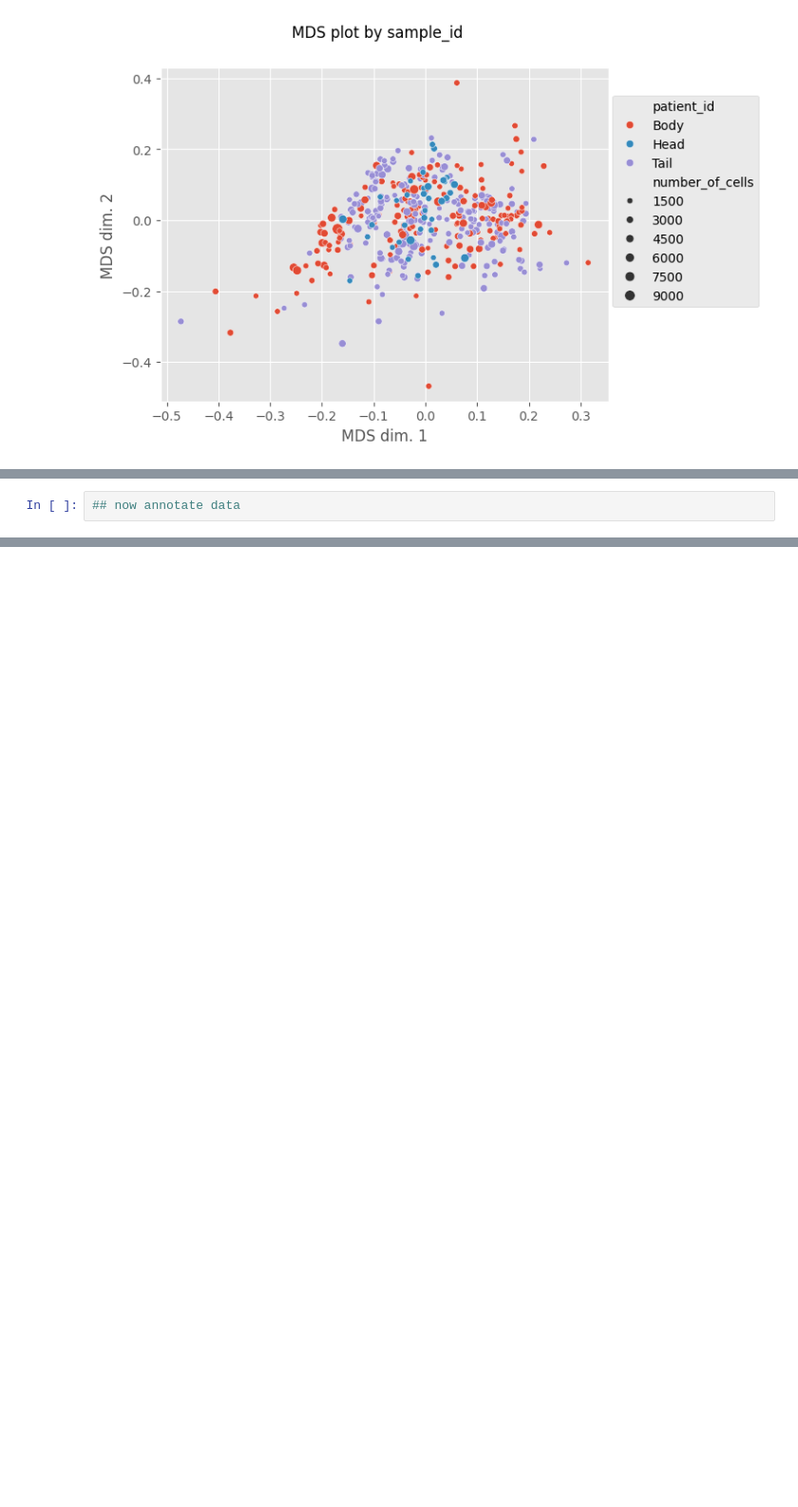
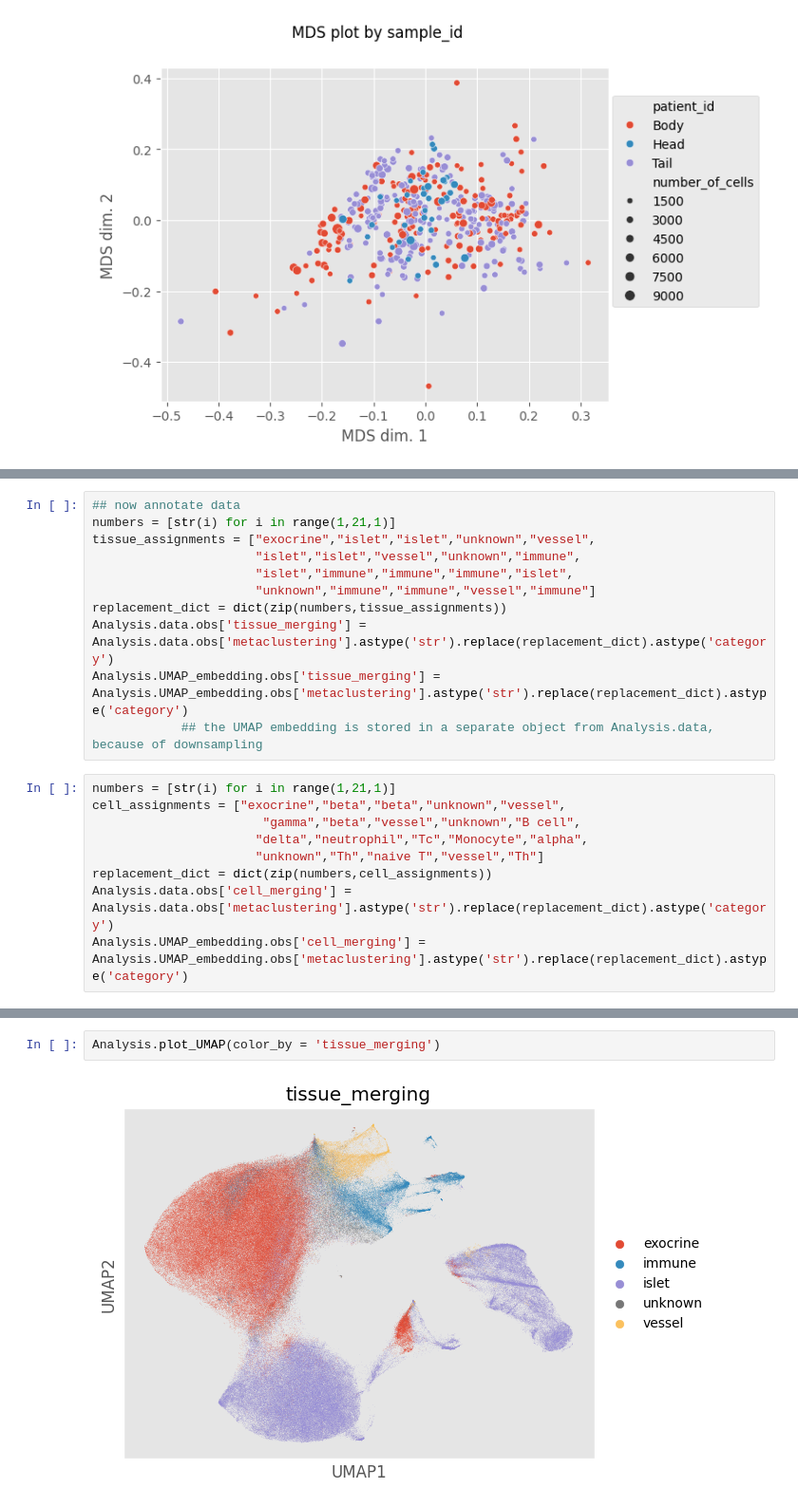
Before and after one commit to BenCaiello/PalmettoBUG, a Jupyter notebook: notebooks/TestPancreaticPaper.ipynb, the cells around one changed output, grey strips where cells are left out. Shown at 95% size. Cells and saved outputs as stored; diff of their text form; blank space fills up the shorter version.

```diff
--- a/notebooks/TestPancreaticPaper.ipynb
+++ b/notebooks/TestPancreaticPaper.ipynb
@@ -274,2 +383,20 @@ fig = Analysis.plot_medians_heatmap(marker_class = 'type', groupby = 'metacluste
 # %%
 ## now annotate data
+numbers = [str(i) for i in range(1,21,1)]
+tissue_assignments = ["exocrine","islet","islet","unknown","vessel",
+                      "islet","islet","vessel","unknown","immune",
+                      "islet","immune","immune","immune","islet",
+                      "unknown","immune","immune","vessel","immune"]
+replacement_dict = dict(zip(numbers,tissue_assignments))
+Analysis.data.obs['tissue_merging'] = Analysis.data.obs['metaclustering'].astype('str').replace(replacement_dict).astype('category')
+Analysis.UMAP_embedding.obs['tissue_merging'] = Analysis.UMAP_embedding.obs['metaclustering'].astype('str').replace(replacement_dict).astype('category')
+            ## the UMAP embedding is stored in a separate object from Analysis.data, because of downsampling
+# %%
+numbers = [str(i) for i in range(1,21,1)]
+cell_assignments = ["exocrine","beta","beta","unknown","vessel",
+                       "gamma","beta","vessel","unknown","B cell",
+                      "delta","neutrophil","Tc","Monocyte","alpha",
+                      "unknown","Th","naive T","vessel","Th"]
+replacement_dict = dict(zip(numbers,cell_assignments))
+Analysis.data.obs['cell_merging'] = Analysis.data.obs['metaclustering'].astype('str').replace(replacement_dict).astype('category')
+Analysis.UMAP_embedding.obs['cell_merging'] = Analysis.UMAP_embedding.obs['metaclustering'].astype('str').replace(replacement_dict).astype('category')
@@ -275,0 +419,4 @@ fig = Analysis.plot_medians_heatmap(marker_class = 'type', groupby = 'metacluste
+# %%
+Analysis.plot_UMAP(color_by = 'tissue_merging')
+# %% [output]
+[figure, added]
```
Also changed, not shown: parts of 20 cells of this notebook.
